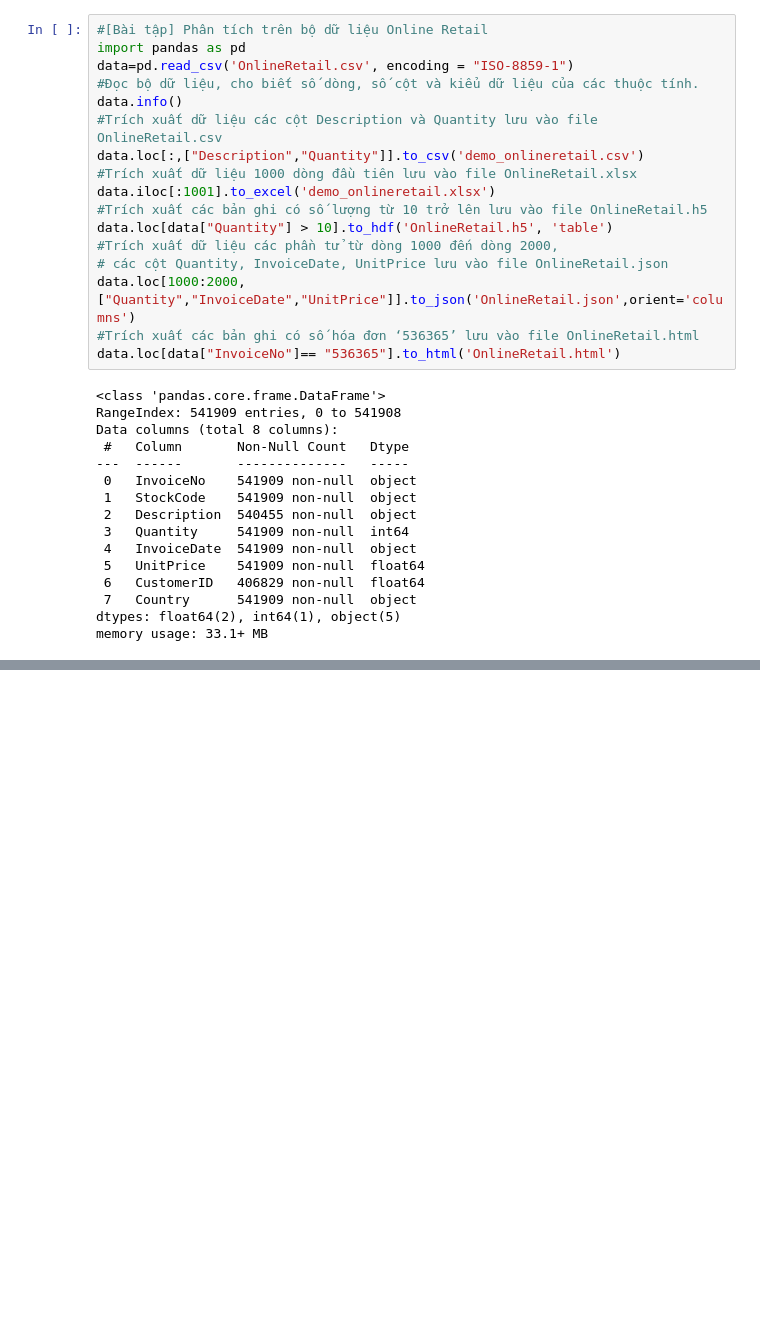
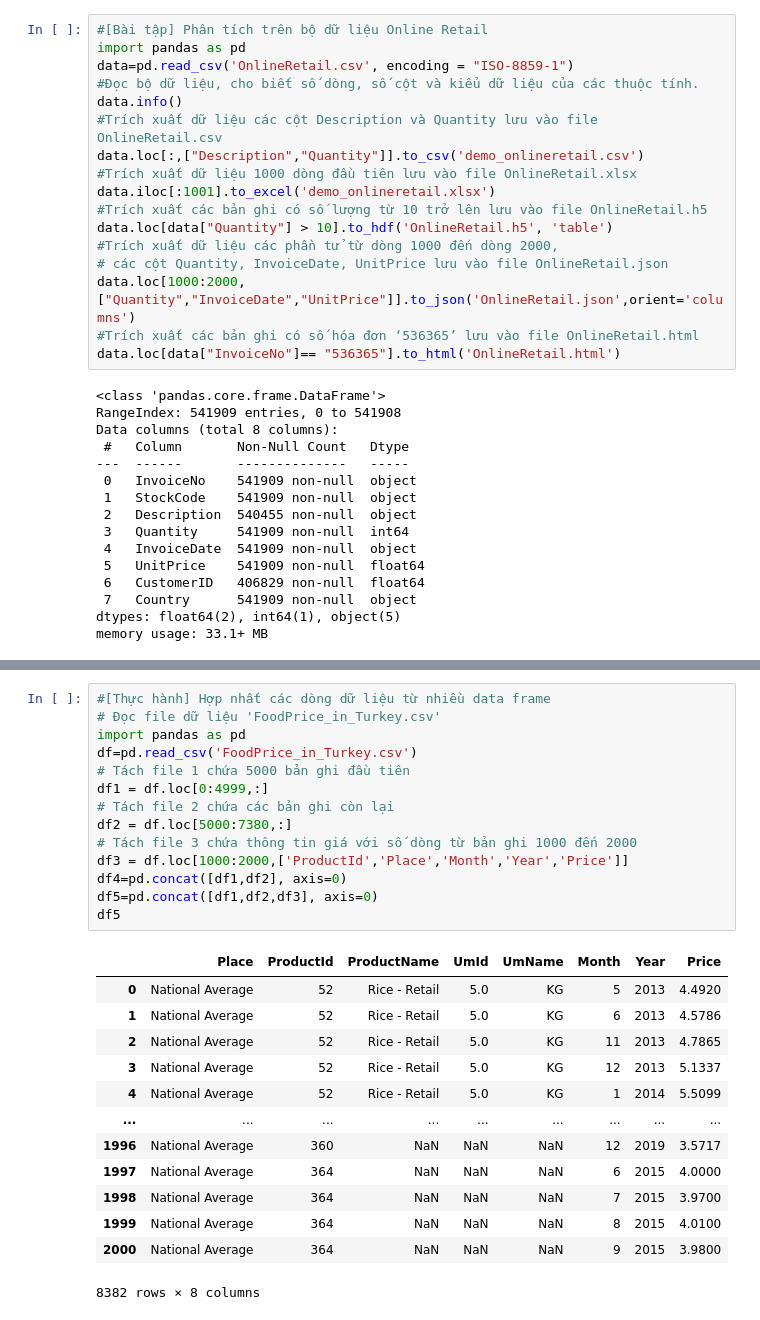
Before and after one commit to KimKieu123/DA30092022, a Jupyter notebook: BT Learn.ipynb, the cells around one changed output, grey strips where cells are left out. Saved outputs shown, nothing was run; the diff lists cells and outputs as text; blank space fills up the shorter version.

```diff
--- a/BT Learn.ipynb
+++ b/BT Learn.ipynb
@@ -409,0 +410,28 @@ df2
+# %%
+#[Thực hành] Hợp nhất các dòng dữ liệu từ nhiều data frame
+# Đọc file dữ liệu 'FoodPrice_in_Turkey.csv'
+import pandas as pd
+df=pd.read_csv('FoodPrice_in_Turkey.csv')
+# Tách file 1 chứa 5000 bản ghi đầu tiên
+df1 = df.loc[0:4999,:]
+# Tách file 2 chứa các bản ghi còn lại
+df2 = df.loc[5000:7380,:]
+# Tách file 3 chứa thông tin giá với số dòng từ bản ghi 1000 đến 2000
+df3 = df.loc[1000:2000,['ProductId','Place','Month','Year','Price']]
+df4=pd.concat([df1,df2], axis=0)
+df5=pd.concat([df1,df2,df3], axis=0)
+df5
+# %% [output]
+|  | Place | ProductId | ProductName | UmId | UmName | Month | Year | Price |
+| 0 | National Average | 52 | Rice - Retail | 5.0 | KG | 5 | 2013 | 4.4920 |
+| 1 | National Average | 52 | Rice - Retail | 5.0 | KG | 6 | 2013 | 4.5786 |
+| 2 | National Average | 52 | Rice - Retail | 5.0 | KG | 11 | 2013 | 4.7865 |
+| 3 | National Average | 52 | Rice - Retail | 5.0 | KG | 12 | 2013 | 5.1337 |
+| 4 | National Average | 52 | Rice - Retail | 5.0 | KG | 1 | 2014 | 5.5099 |
+| ... | ... | ... | ... | ... | ... | ... | ... | ... |
+| 1996 | National Average | 360 | NaN | NaN | NaN | 12 | 2019 | 3.5717 |
+| 1997 | National Average | 364 | NaN | NaN | NaN | 6 | 2015 | 4.0000 |
+| 1998 | National Average | 364 | NaN | NaN | NaN | 7 | 2015 | 3.9700 |
+| 1999 | National Average | 364 | NaN | NaN | NaN | 8 | 2015 | 4.0100 |
+| 2000 | National Average | 364 | NaN | NaN | NaN | 9 | 2015 | 3.9800 |
+8382 rows × 8 columns
```
Also changed, not shown: parts of 2 cells of this notebook.
